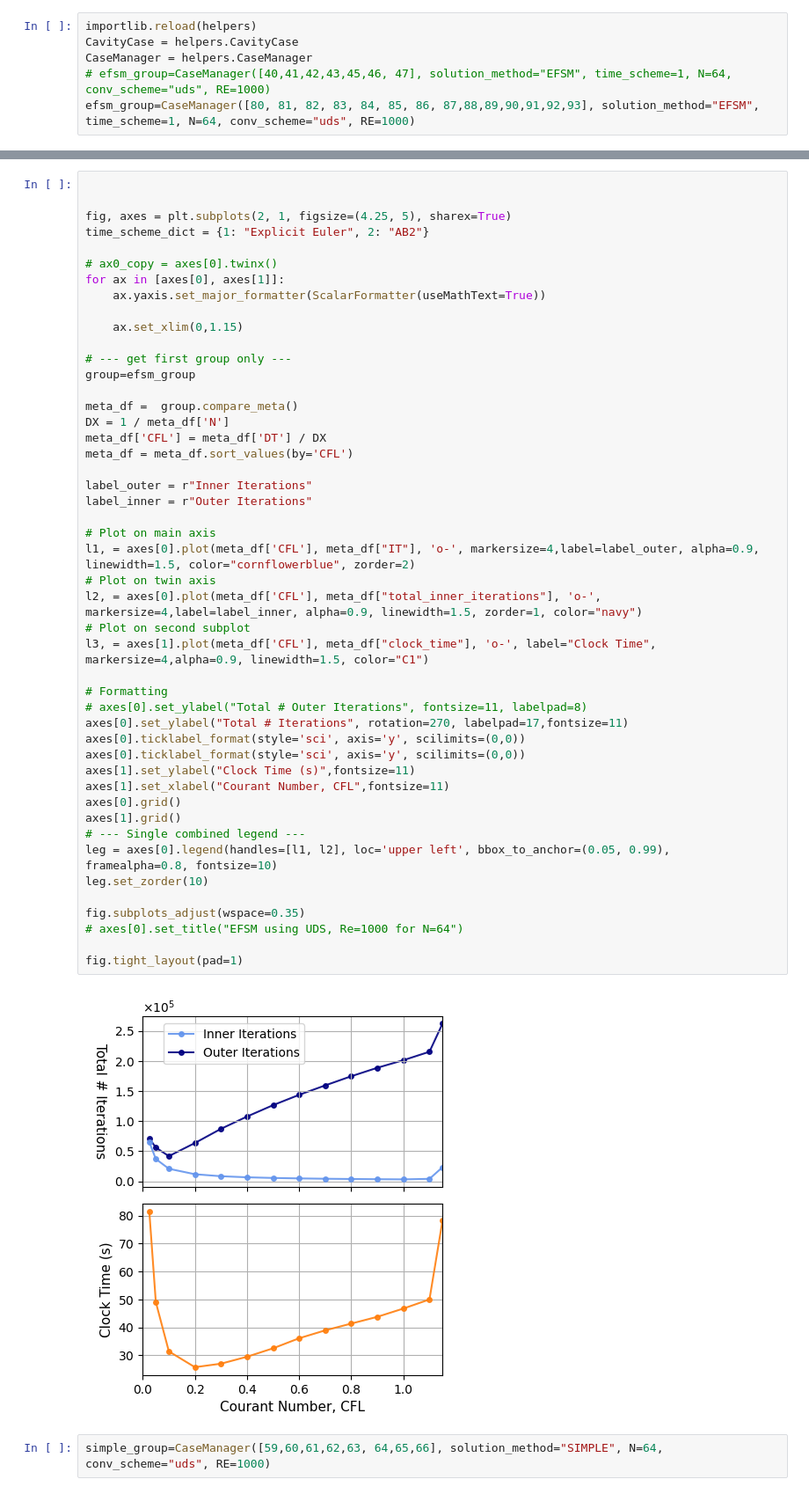
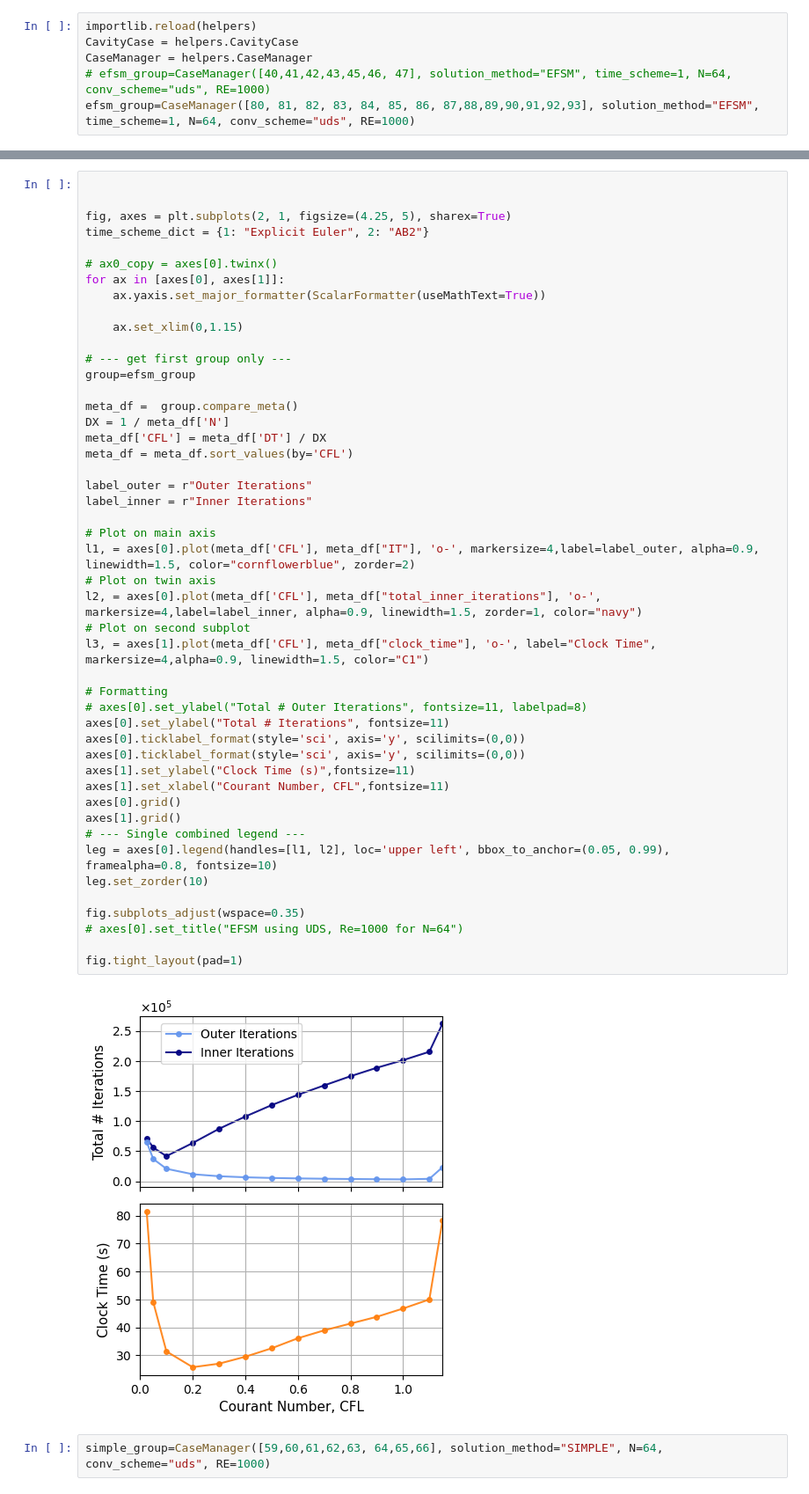
Before and after one commit to annashens/ME663-project, a Jupyter notebook: postprocess/6b_cfl_cleaned.ipynb, the cells around one changed output, grey strips where cells are left out. Shown at 88% size. Saved outputs shown, nothing was run; the diff lists cells and outputs as text.

```diff
--- a/postprocess/6b_cfl_cleaned.ipynb
+++ b/postprocess/6b_cfl_cleaned.ipynb
@@ -87,36 +105,36 @@ group=efsm_group
 meta_df =  group.compare_meta()
 DX = 1 / meta_df['N']
 meta_df['CFL'] = meta_df['DT'] / DX
 meta_df = meta_df.sort_values(by='CFL')
 
-label_outer = r"Inner Iterations"
-label_inner = r"Outer Iterations"
+label_outer = r"Outer Iterations"
+label_inner = r"Inner Iterations"
 
 # Plot on main axis
 l1, = axes[0].plot(meta_df['CFL'], meta_df["IT"], 'o-', markersize=4,label=label_outer, alpha=0.9, linewidth=1.5, color="cornflowerblue", zorder=2)
 # Plot on twin axis
 l2, = axes[0].plot(meta_df['CFL'], meta_df["total_inner_iterations"], 'o-', markersize=4,label=label_inner, alpha=0.9, linewidth=1.5, zorder=1, color="navy")
 # Plot on second subplot
 l3, = axes[1].plot(meta_df['CFL'], meta_df["clock_time"], 'o-', label="Clock Time", markersize=4,alpha=0.9, linewidth=1.5, color="C1")
 
 # Formatting
 # axes[0].set_ylabel("Total # Outer Iterations", fontsize=11, labelpad=8)
-axes[0].set_ylabel("Total # Iterations", rotation=270, labelpad=17,fontsize=11)
+axes[0].set_ylabel("Total # Iterations", fontsize=11)
 axes[0].ticklabel_format(style='sci', axis='y', scilimits=(0,0))
 axes[0].ticklabel_format(style='sci', axis='y', scilimits=(0,0))
 axes[1].set_ylabel("Clock Time (s)",fontsize=11)
 axes[1].set_xlabel("Courant Number, CFL",fontsize=11)
 axes[0].grid()
 axes[1].grid()
 # --- Single combined legend ---
 leg = axes[0].legend(handles=[l1, l2], loc='upper left', bbox_to_anchor=(0.05, 0.99), framealpha=0.8, fontsize=10)
 leg.set_zorder(10)
 
 fig.subplots_adjust(wspace=0.35)
 # axes[0].set_title("EFSM using UDS, Re=1000 for N=64")
 
 fig.tight_layout(pad=1)
 # %% [output]
-[figure, old version]
+[figure, new version]
 # %%
 simple_group=CaseManager([59,60,61,62,63, 64,65,66], solution_method="SIMPLE", N=64, conv_scheme="uds", RE=1000)
```
Also changed, not shown: parts of 4 cells of this notebook, 45 other files.
